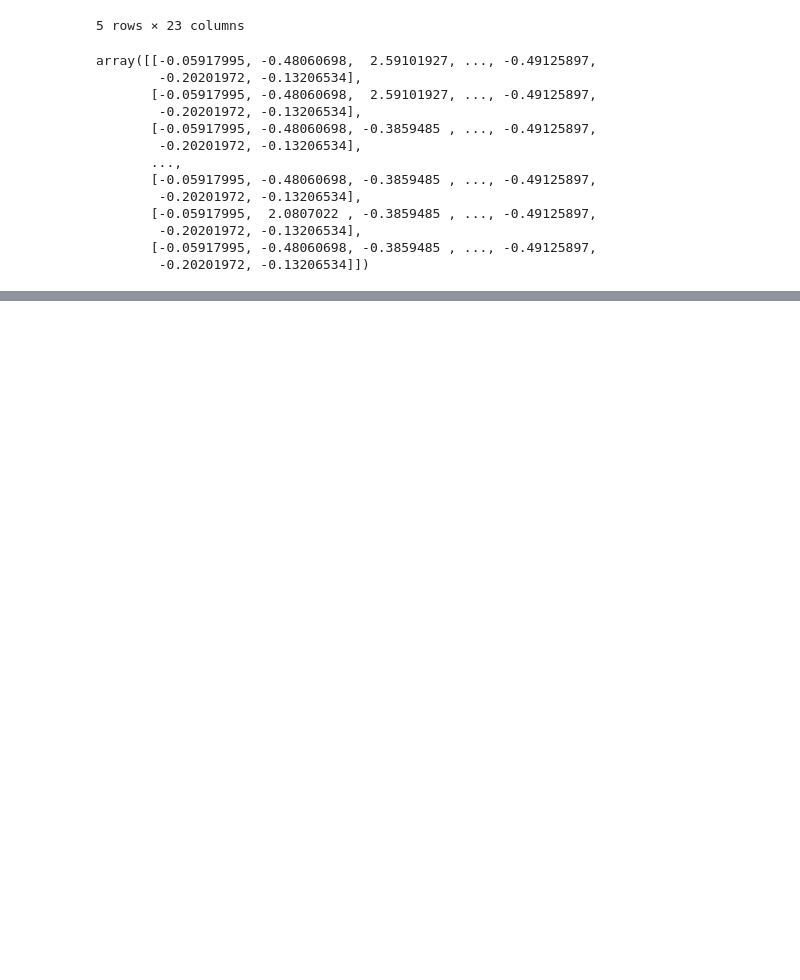
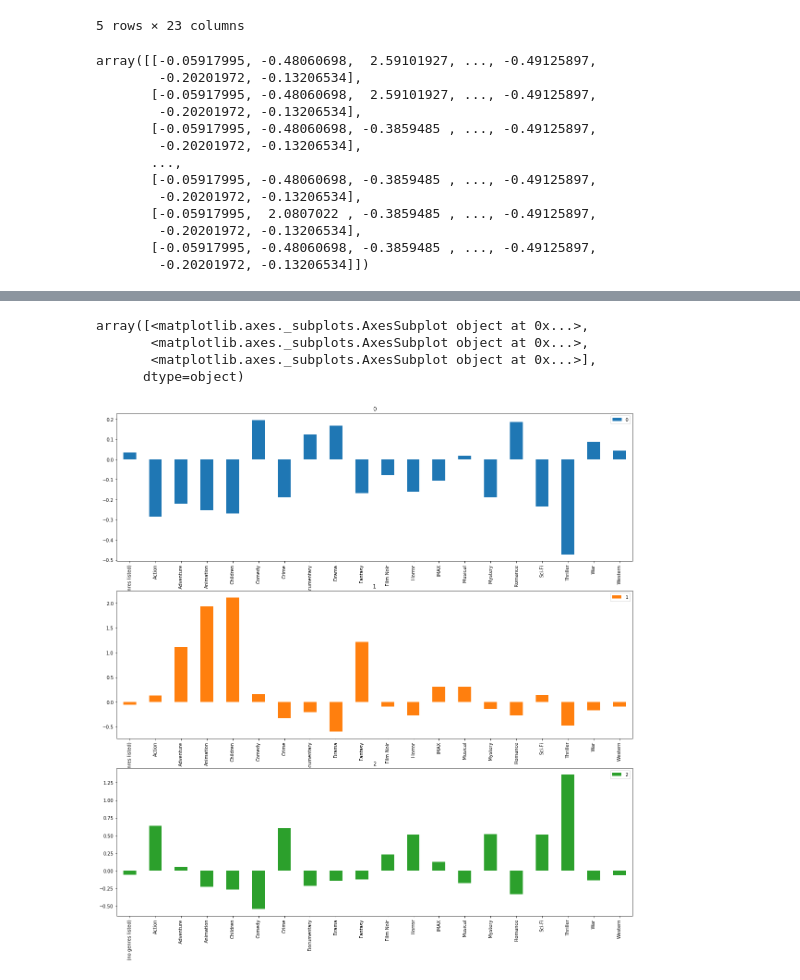
Before and after one commit to GabrielSimonetto/machine_learning, a Jupyter notebook: alura_nao_supervisionado/Parte 1.ipynb, the cells around one changed output, grey strips where cells are left out. Drawn from its saved outputs; the diff is of its cells as text; code cells hidden in the pictures; blank space fills up the shorter version.

```diff
--- a/alura_nao_supervisionado/Parte 1.ipynb
+++ b/alura_nao_supervisionado/Parte 1.ipynb
@@ -48,0 +53,4 @@ array([[-0.05917995, -0.48060698,  2.59101927, ..., -0.49125897,
+# %%
+modelo = KMeans(n_clusters=3)
+# %%
+modelo.fit(generos_escalados)
@@ -48,0 +80,2 @@ array([[-0.05917995, -0.48060698,  2.59101927, ..., -0.49125897,
+# %%
+centers = pd.DataFrame(modelo.cluster_centers_, columns=dummies.columns)
@@ -48,0 +92,8 @@ array([[-0.05917995, -0.48060698,  2.59101927, ..., -0.49125897,
+# %%
+centers.transpose().plot.bar(subplots=True, figsize=(20,20), sharex=False)
+# %% [output]
+array([<matplotlib.axes._subplots.AxesSubplot object at 0x...>,
+       <matplotlib.axes._subplots.AxesSubplot object at 0x...>,
+       <matplotlib.axes._subplots.AxesSubplot object at 0x...>],
+      dtype=object)
+[figure, added]
```
Also changed, not shown: parts of 8 cells of this notebook.
